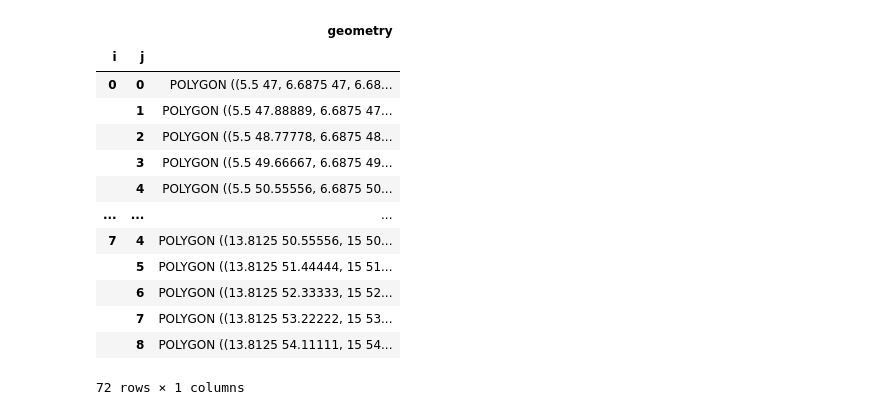
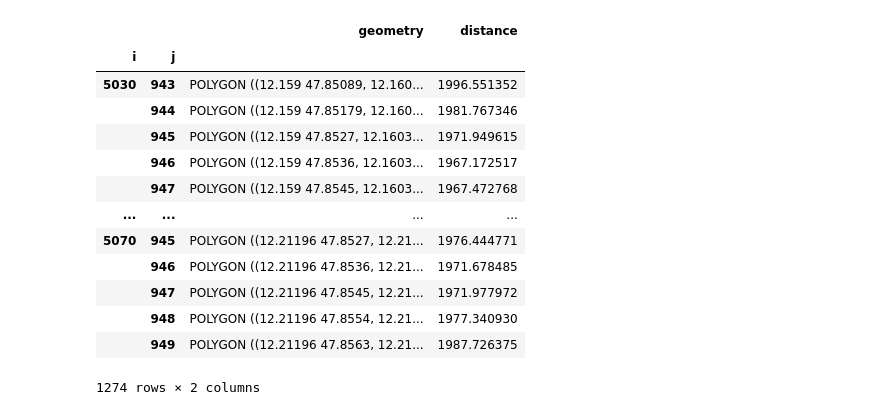
Before and after one commit to rab1tt/geodata, a Jupyter notebook: Geodata.ipynb, the cells around one changed output. Cells and saved outputs as stored; diff of their text form; code cells hidden in the pictures.

```diff
--- a/Geodata.ipynb
+++ b/Geodata.ipynb
@@ -193,36 +13,18 @@ class Grid(geopandas.geodataframe.GeoDataFrame):
 # %%
-# Compare different methods to calculate differences on large scale
-
-points_of_interest = pandas.DataFrame(
-    {
-
-        "Latitude": [47., 55.],
-        "Longitude": [5.5, 15],
-    }
-)
-
 min_latitude = 47
 min_longitude = 5.5
 max_latitude = 55
 max_longitude = 15
 
 
-grid = Grid(min_latitude, min_longitude, max_latitude, max_longitude, 100000, 3)
+grid = geodesy.Grid(min_latitude, min_longitude, max_latitude, max_longitude, 100000, 3)
 
 (latitude, longitude) = (48.1375, 11.575) # Munich
 index_of_center = grid.index_of(latitude, longitude)
-index_to_compare = (index_of_center[0] + 1, index_of_center[1] + 1 )
-x, y = grid.geodataframe.loc[index_of_center].geometry.exterior.coords.xy
-X, Y = grid.geodataframe.loc[index_to_compare].geometry.exterior.coords.xy
-length = vincenty_distance(y[0], x[0], Y[0], X[0])
 
 (
     index_of_center,
-    index_to_compare,
-    length,
-    sorted(list(grid.window(index_of_center, 200000)), key=lambda _:(_[0],_[1])),
-    list(grid.window_local_crs(index_of_center, 200000)),
-     list( grid.window_exact_distance(latitude, longitude, 200000))
+    sorted(list(grid.window(latitude, longitude, 200000)), key=lambda _:(_[0],_[1])),
 )
 # %% [output]
 ((5, 1),
@@ -245,17 +43,23 @@ length = vincenty_distance(y[0], x[0], Y[0], X[0])
-# %%
-grid.geodataframe
-# %% [output]
-|  |  | geometry |
-| i | j |  |
-| 0 | 0 | POLYGON ((5.5 47, 6.6875 47, 6.68... |
-|  | 1 | POLYGON ((5.5 47.88889, 6.6875 47... |
-|  | 2 | POLYGON ((5.5 48.77778, 6.6875 48... |
-|  | 3 | POLYGON ((5.5 49.66667, 6.6875 49... |
-|  | 4 | POLYGON ((5.5 50.55556, 6.6875 50... |
-| ... | ... | ... |
-| 7 | 4 | POLYGON ((13.8125 50.55556, 15 50... |
-|  | 5 | POLYGON ((13.8125 51.44444, 15 51... |
-|  | 6 | POLYGON ((13.8125 52.33333, 15 52... |
-|  | 7 | POLYGON ((13.8125 53.22222, 15 53... |
-|  | 8 | POLYGON ((13.8125 54.11111, 15 54... |
-72 rows × 1 columns
+# %%
+
+dynamic_grid = geodesy.DynamicGrid(min_latitude, min_longitude, max_latitude, max_longitude, 100)
+dynamic_grid.index_of(latitude, longitude)
+
+dynamic_grid.cell_at(index_of_center[0], index_of_center[1])['geometry'].exterior.coords.xy
+window = (dynamic_grid.window(47.854444, 12.186111, 2000))
+window
+# %% [output]
+|  |  | geometry | distance |
+| i | j |  |  |
+| 5030 | 943 | POLYGON ((12.159 47.85089, 12.160... | 1996.551352 |
+|  | 944 | POLYGON ((12.159 47.85179, 12.160... | 1981.767346 |
+|  | 945 | POLYGON ((12.159 47.8527, 12.1603... | 1971.949615 |
+|  | 946 | POLYGON ((12.159 47.8536, 12.1603... | 1967.172517 |
+|  | 947 | POLYGON ((12.159 47.8545, 12.1603... | 1967.472768 |
+| ... | ... | ... | ... |
+| 5070 | 945 | POLYGON ((12.21196 47.8527, 12.21... | 1976.444771 |
+|  | 946 | POLYGON ((12.21196 47.8536, 12.21... | 1971.678485 |
+|  | 947 | POLYGON ((12.21196 47.8545, 12.21... | 1971.977972 |
+|  | 948 | POLYGON ((12.21196 47.8554, 12.21... | 1977.340930 |
+|  | 949 | POLYGON ((12.21196 47.8563, 12.21... | 1987.726375 |
+1274 rows × 2 columns
```
Also changed, not shown: parts of 14 cells of this notebook, 1 other file.
